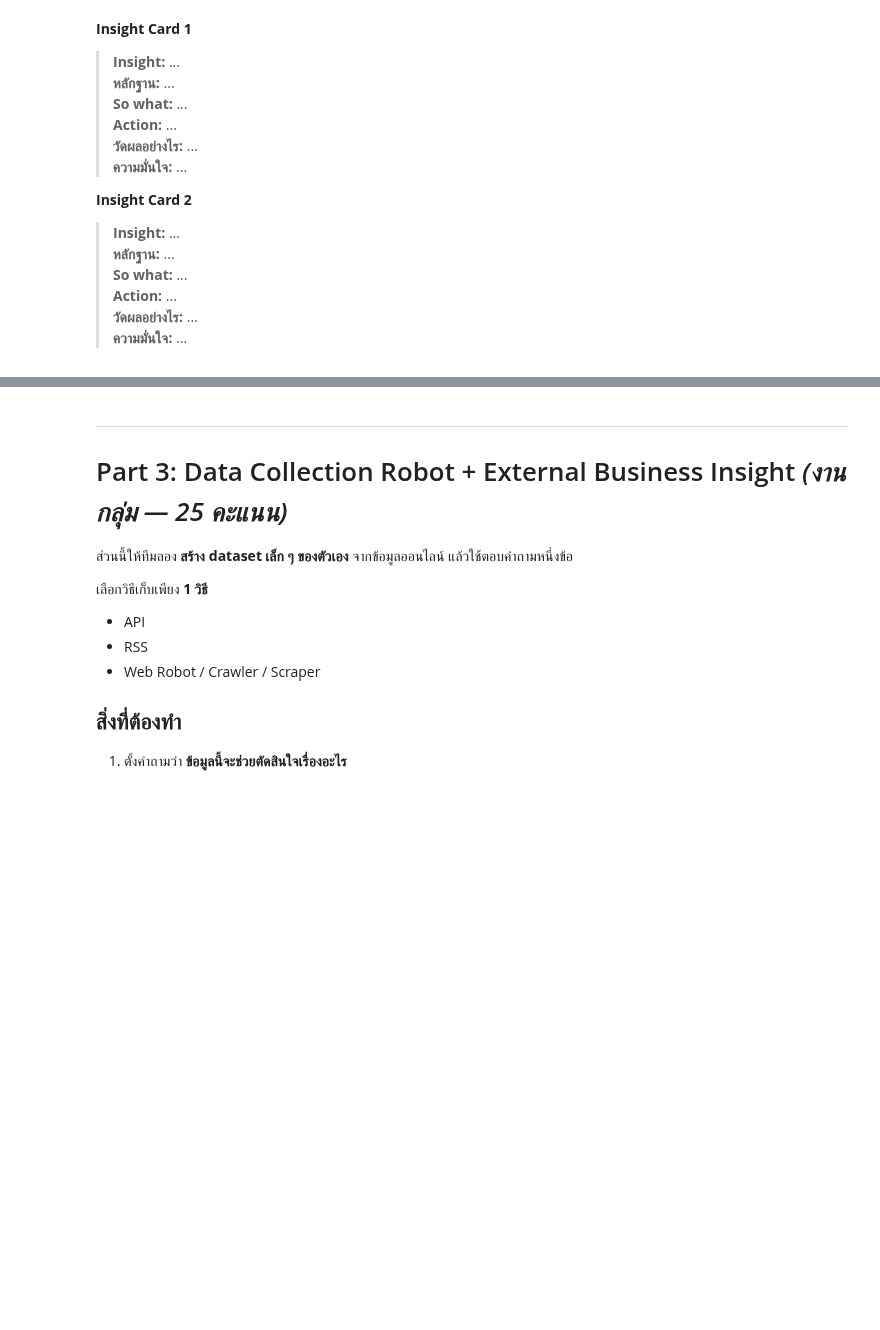
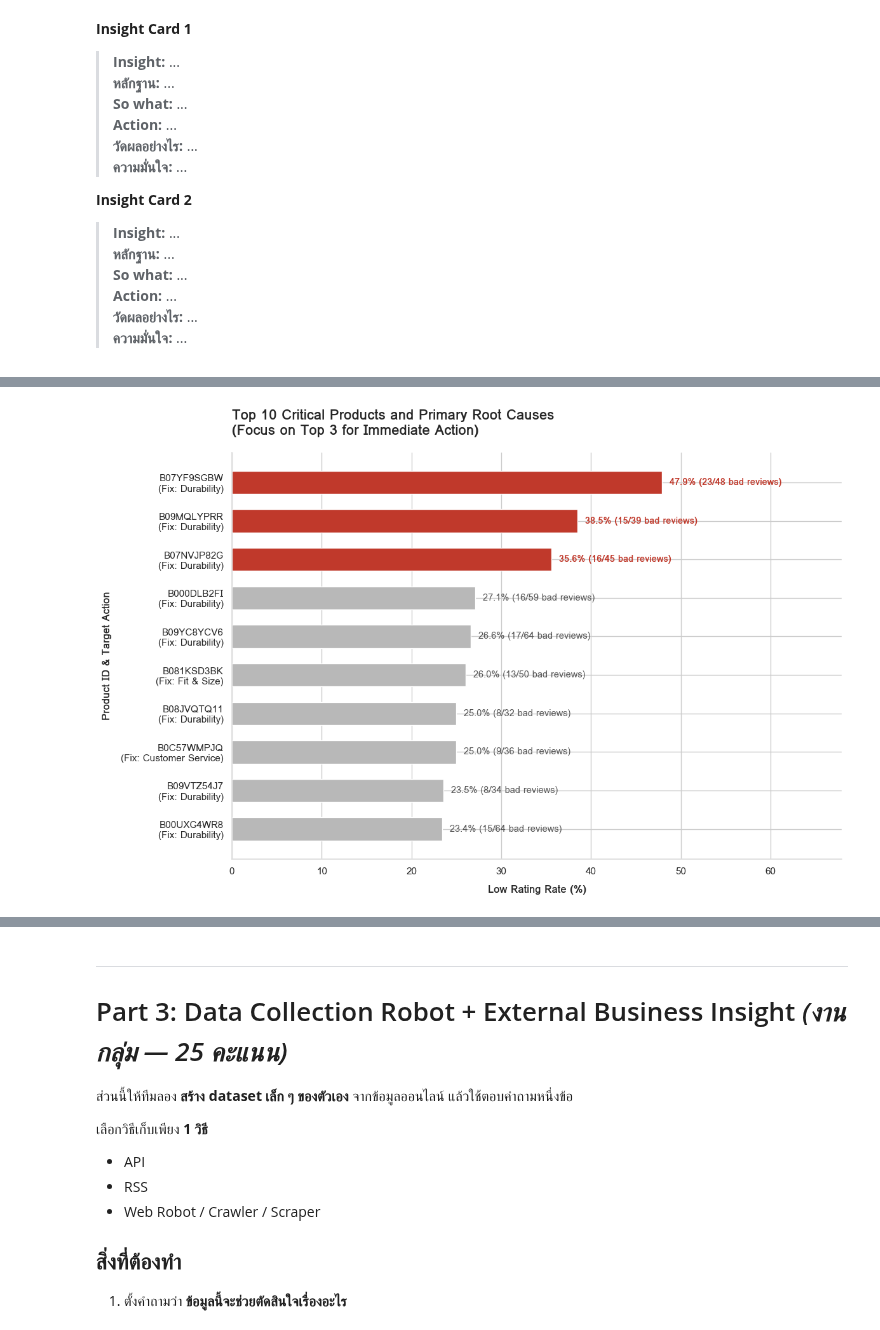
Before and after one commit to doperjerr/Project1-Text_Analytics69, a Jupyter notebook: project1_text_analytics69.ipynb, the cells around one changed output, grey strips where cells are left out. Drawn from its saved outputs; the diff is of its cells as text; code cells hidden in the pictures; blank space fills up the shorter version.

```diff
--- a/project1_text_analytics69.ipynb
+++ b/project1_text_analytics69.ipynb
@@ -1517,3 +1416,95 @@ plt.show()
+# %%
+# กราฟสำหรับนำเสนอ: หนึ่งรูปสื่อสารหนึ่งประเด็น ระบุ n ของแต่ละกลุ่ม ใส่ชื่อแกนและหน่วยให้ครบ
+# รันได้ทันทีใน Colab (ใช้ตัวเลขจากตารางผลวิเคราะห์ ไม่ต้องพึ่ง dataframe)
+import pandas as pd
+import matplotlib.pyplot as plt
+
+# =====================================================================
+# 1. ค้นหา "ปัญหาอันดับ 1" ของสินค้าวิกฤตทั้ง 10 ตัวแบบอัตโนมัติ
+# =====================================================================
+
+# ดึงรหัสสินค้า Top 10 จากตาราง top_problem_products ที่ทำไว้ก่อนหน้า
+top_10_asins = top_problem_products['parent_asin'].tolist()
+
+# กรองเอารีวิว 1-2 ดาว เฉพาะของสินค้า 10 ตัวนี้
+neg_top10 = df_negative[df_negative['parent_asin'].isin(top_10_asins)].copy()
+
+# คอลัมน์ปัญหาทั้งหมดที่มี
+issue_cols = [
+    'issue_durability', 'issue_usability', 'issue_fit',
+    'issue_noise', 'issue_service', 'issue_price'
+]
+
+# Map ชื่อคอลัมน์ให้เป็นคำศัพท์ที่อ่านง่ายสำหรับแกน Y
+rename_map = {
+    'issue_durability': 'Durability',
+    'issue_usability': 'Usability',
+    'issue_fit': 'Fit & Size',
+    'issue_noise': 'Noise',
+    'issue_service': 'Customer Service',
+    'issue_price': 'Price & Value'
+}
+
+# รวมจำนวนปัญหาแต่ละประเภทแยกตามรหัสสินค้า
+issue_sums = neg_top10.groupby('parent_asin')[issue_cols].sum()
+issue_sums = issue_sums.rename(columns=rename_map)
+
+# หาปัญหาที่คะแนนสูงสุด (idxmax) ของแต่ละสินค้า
+top_issues = issue_sums.idxmax(axis=1).reset_index(name='Top_Problem')
+
+# นำปัญหาที่หาได้ ไปรวมกับตาราง Top 10 เดิม
+plot_df = pd.merge(top_problem_products, top_issues, on='parent_asin', how='left')
+
+# เรียงข้อมูลจากน้อยไปมาก (เพื่อให้ตัวที่ Rate สูงสุดอยู่ด้านบนของกราฟ)
+plot_df = plot_df.sort_values('Low_Rating_Rate', ascending=True).reset_index(drop=True)
+
+# สร้าง Label สำหรับแกน Y (รหัสสินค้า + บอกเลยว่าต้องแก้เรื่องอะไร)
+plot_df['y_label'] = plot_df['parent_asin'] + "\n(Fix: " + plot_df['Top_Problem'] + ")"
+
+# =====================================================================
+# 2. วาดกราฟ (ภาษาอังกฤษ 100% สไตล์คลีนๆ)
+# =====================================================================
+
+plt.figure(figsize=(12, 8))
+
+# ไฮไลต์ 3 อันดับแรกเป็นสีแดง (#C0392B) ส่วนที่เหลือเป็นสีเทา (#B8B8B8)
+# เนื่องจากเราเรียงน้อยไปมาก 3 อันดับแรกคือ 3 แท่งสุดท้ายของตาราง
+colors = ['#C0392B' if i >= len(plot_df) - 3 else '#B8B8B8' for i in range(len(plot_df))]
+
+bars = plt.barh(plot_df['y_label'], plot_df['Low_Rating_Rate'], color=colors, height=0.6)
+
+# เติมตัวเลขกำกับท้ายแท่งกราฟ
+for bar, rate, count, total, is_top3 in zip(bars, plot_df['Low_Rating_Rate'], plot_df['Low_Rating_Reviews'], plot_df['Total_Reviews'], [c == '#C0392B' for c in colors]):
+
+    # ถ้าเป็น Top 3 ให้ตัวหนังสือสีแดงและตัวหนา
+    text_color = '#C0392B' if is_top3 else '#555555'
+    font_weight = 'bold' if is_top3 else 'normal'
+
+    # Format: 47.9% (23/48 bad reviews)
+    label = f" {rate:.1f}% ({count}/{total} bad reviews)"
+
+    plt.text(rate + 0.5, bar.get_y() + bar.get_height()/2, label,
+             va='center', fontsize=10.5, color=text_color, fontweight=font_weight)
+
+# ตกแต่งกราฟ
+plt.title("Top 10 Critical Products and Primary Root Causes\n(Focus on Top 3 for Immediate Action)",
+          fontsize=16, fontweight='bold', loc='left', pad=20)
+plt.xlabel("Low Rating Rate (%)", fontsize=12, fontweight='bold', labelpad=10)
+plt.ylabel("Product ID & Target Action", fontsize=12, fontweight='bold', labelpad=10)
+
+# เคลียร์เส้นขอบด้านบนและขวาให้ดูทันสมัย
+plt.gca().spines['top'].set_visible(False)
+plt.gca().spines['right'].set_visible(False)
+plt.gca().spines['left'].set_color('#DDDDDD')
+plt.gca().spines['bottom'].set_color('#DDDDDD')
+
+# ขยายแกน X ให้มีพื้นที่เขียนข้อความ
+plt.xlim(0, plot_df['Low_Rating_Rate'].max() + 20)
+
+plt.tight_layout()
+plt.show()
+# %% [output]
+[figure, added]
 # %% [markdown]
 #### **Insight Card 2 (ชี้เป้าประเภทปัญหาและการใช้งบประมาณ)**
 
```
Also changed, not shown: parts of 9 cells of this notebook.
